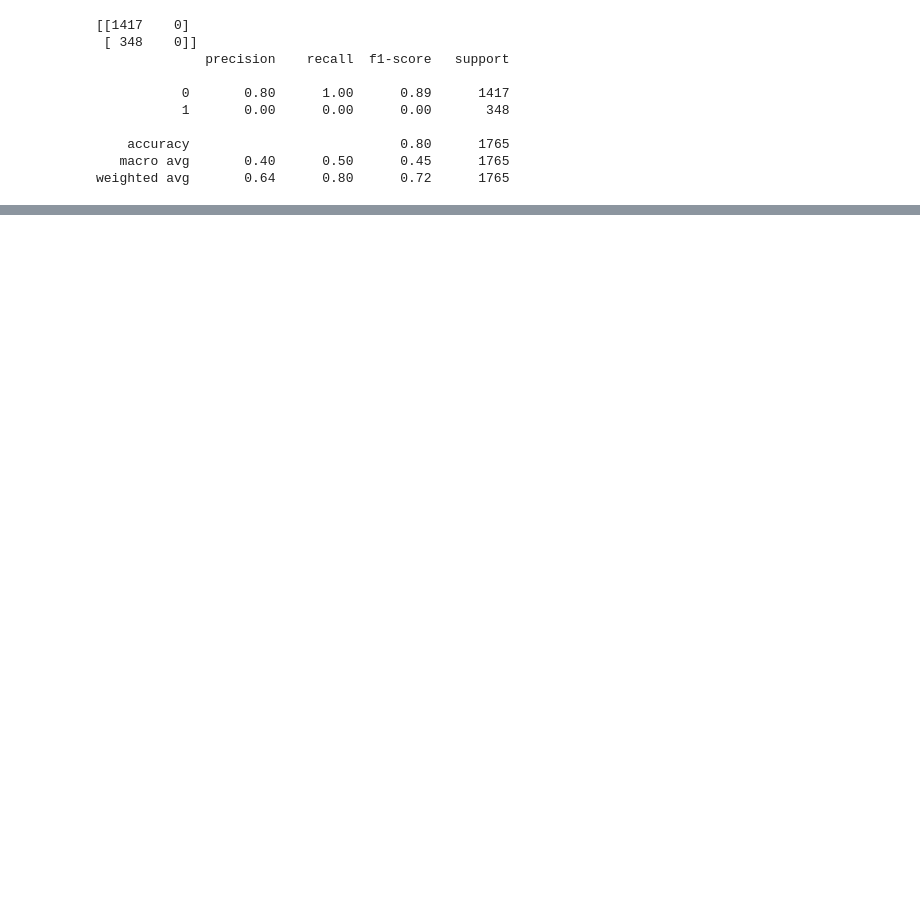
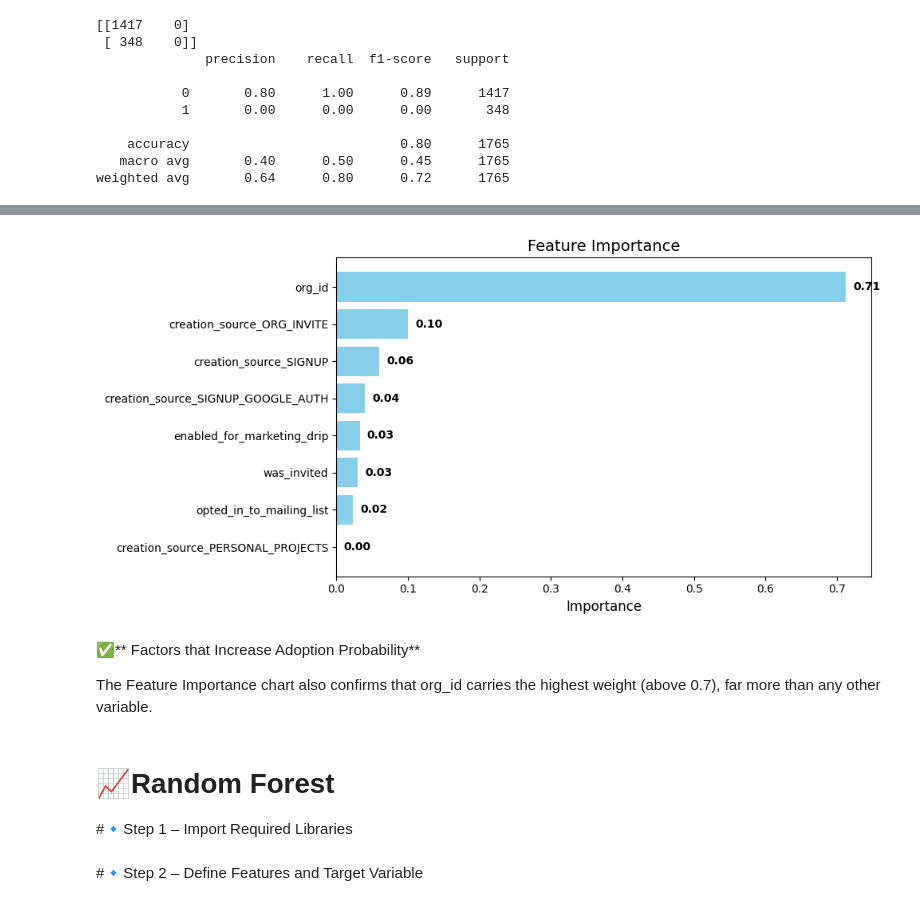
Before and after one commit to JPaivaCarvalho/Portfolio, a Jupyter notebook: Relax_Predicting_User_Adoption_Takehome.ipynb, the cells around one changed output, grey strips where cells are left out. Drawn from its saved outputs; the diff is of its cells as text; code cells hidden in the pictures; blank space fills up the shorter version.

```diff
--- a/Relax_Predicting_User_Adoption_Takehome.ipynb
+++ b/Relax_Predicting_User_Adoption_Takehome.ipynb
@@ -836,0 +825,31 @@ feature_importance.sort_values(ascending=False).plot(kind='barh', figsize=(10, 5
+# %%
+import pandas as pd
+import matplotlib.pyplot as plt
+
+# Criar série de importância
+feature_importance = pd.Series(tree_model.feature_importances_, index=X.columns)
+feature_importance = feature_importance.sort_values(ascending=True)  # Para alinhar melhor com o eixo Y
+
+# Plot
+plt.figure(figsize=(10, 5))
+bars = plt.barh(feature_importance.index, feature_importance.values, color='skyblue')
+plt.title("Feature Importance", fontsize=14)
+plt.xlabel("Importance", fontsize=12)
+
+# Adicionar rótulos nas barras
+for bar in bars:
+    width = bar.get_width()
+    plt.text(width + 0.01, bar.get_y() + bar.get_height()/2, f'{width:.2f}',
+             ha='left', va='center', fontsize=10, fontweight='bold')
+
+plt.tight_layout()
+plt.show()
+# %% [output]
+[figure, added]
+# %% [markdown]
+✅** Factors that Increase Adoption Probability**
+
+The Feature Importance chart also confirms that org_id carries the highest weight (above 0.7), far more than any other variable.
+# %% [markdown]
+# 📈Random Forest
+#🔹Step 1 – Import Required Libraries
@@ -836,0 +860,2 @@ feature_importance.sort_values(ascending=False).plot(kind='barh', figsize=(10, 5
+# %% [markdown]
+#🔹Step 2 – Define Features and Target Variable
```
Also changed, not shown: parts of 96 cells of this notebook.
